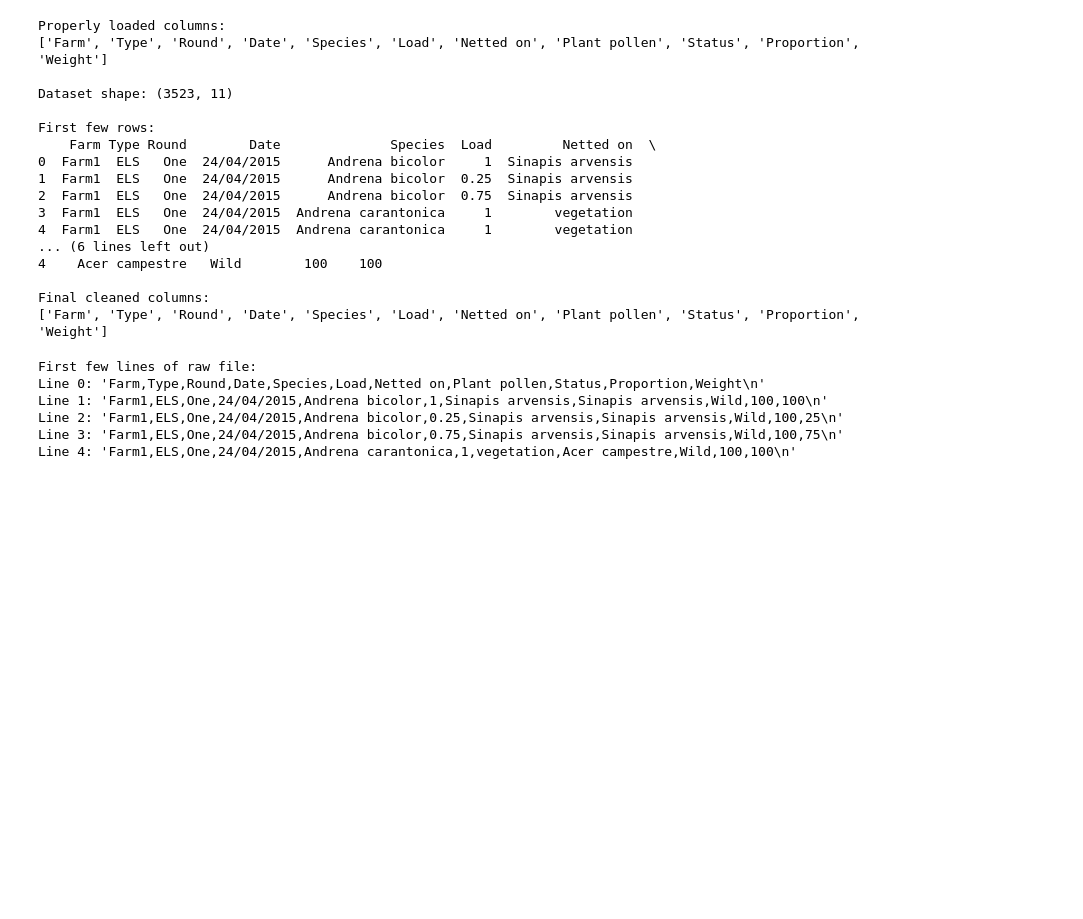
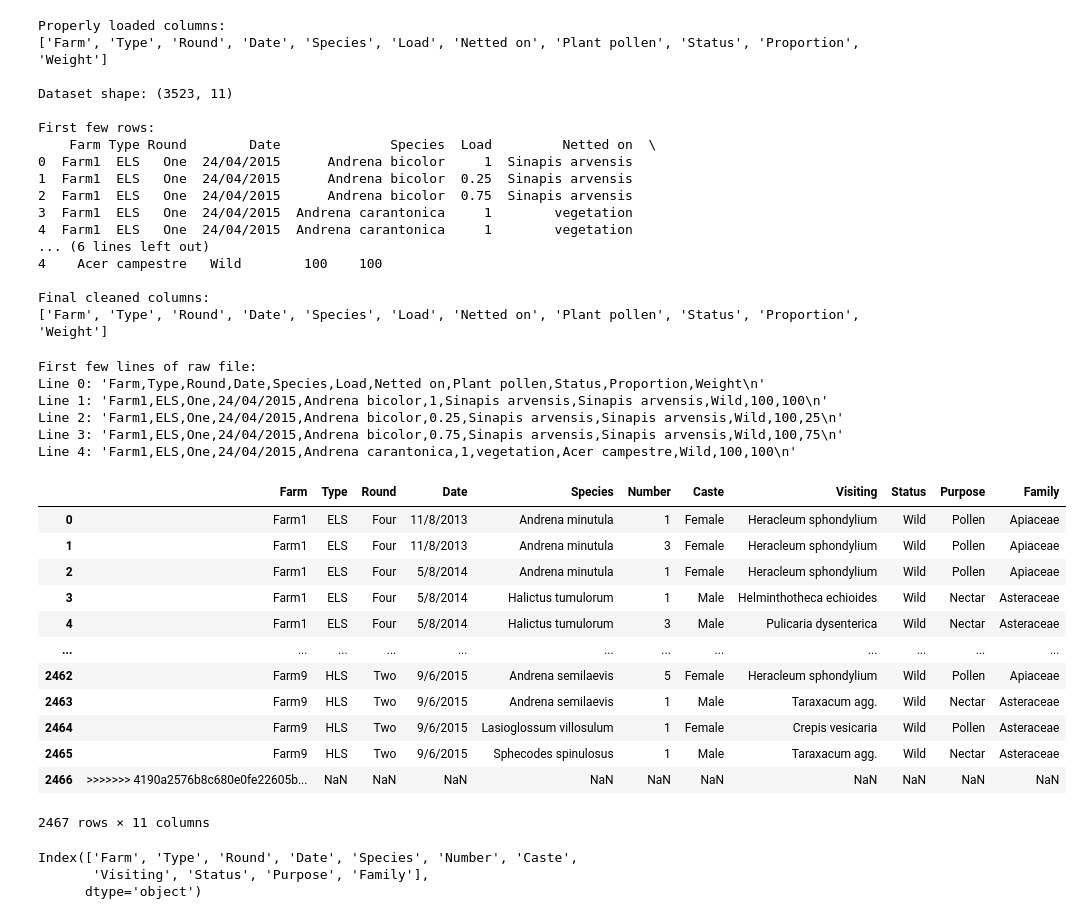
Before and after one commit to schneiderkelsey/wuuwuudata.github.io, a Jupyter notebook: plots_kelseyschneider/notebooks/bee_pollen_and_flower_visitation_data_cleaning.ipynb, the cells around one changed output. Drawn from its saved outputs; the diff is of its cells as text; code cells hidden in the pictures; blank space fills up the shorter version.

```diff
--- a/plots_kelseyschneider/notebooks/bee_pollen_data_cleaning.ipynb
+++ b/plots_kelseyschneider/notebooks/bee_pollen_and_flower_visitation_data_cleaning.ipynb
@@ -1474,3 +1474,30 @@ Line 1: 'Farm1,ELS,One,24/04/2015,Andrena bicolor,1,Sinapis arvensis,Sinapis arv
 Line 2: 'Farm1,ELS,One,24/04/2015,Andrena bicolor,0.25,Sinapis arvensis,Sinapis arvensis,Wild,100,25\n'
 Line 3: 'Farm1,ELS,One,24/04/2015,Andrena bicolor,0.75,Sinapis arvensis,Sinapis arvensis,Wild,100,75\n'
 Line 4: 'Farm1,ELS,One,24/04/2015,Andrena carantonica,1,vegetation,Acer campestre,Wild,100,100\n'
+# %%
+#Read in the dataset
+flower_visitation_data = pd.read_csv('../data/2013_2015_flower_visitation_data.csv')
+# %%
+#First look at the dataset
+flower_visitation_data
+# %% [output]
+|  | Farm | Type | Round | Date | Species | Number | Caste | Visiting | Status | Purpose | Family |
+| 0 | Farm1 | ELS | Four | 11/8/2013 | Andrena minutula | 1 | Female | Heracleum sphondylium | Wild | Pollen | Apiaceae |
+| 1 | Farm1 | ELS | Four | 11/8/2013 | Andrena minutula | 3 | Female | Heracleum sphondylium | Wild | Pollen | Apiaceae |
+| 2 | Farm1 | ELS | Four | 5/8/2014 | Andrena minutula | 1 | Female | Heracleum sphondylium | Wild | Pollen | Apiaceae |
+| 3 | Farm1 | ELS | Four | 5/8/2014 | Halictus tumulorum | 1 | Male | Helminthotheca echioides | Wild | Nectar | Asteraceae |
+| 4 | Farm1 | ELS | Four | 5/8/2014 | Halictus tumulorum | 3 | Male | Pulicaria dysenterica | Wild | Nectar | Asteraceae |
+| ... | ... | ... | ... | ... | ... | ... | ... | ... | ... | ... | ... |
+| 2462 | Farm9 | HLS | Two | 9/6/2015 | Andrena semilaevis | 5 | Female | Heracleum sphondylium | Wild | Pollen | Apiaceae |
+| 2463 | Farm9 | HLS | Two | 9/6/2015 | Andrena semilaevis | 1 | Male | Taraxacum agg. | Wild | Nectar | Asteraceae |
+| 2464 | Farm9 | HLS | Two | 9/6/2015 | Lasioglossum villosulum | 1 | Female | Crepis vesicaria | Wild | Pollen | Asteraceae |
+| 2465 | Farm9 | HLS | Two | 9/6/2015 | Sphecodes spinulosus | 1 | Male | Taraxacum agg. | Wild | Nectar | Asteraceae |
+| 2466 | >>>>>>> 4190a2576b8c680e0fe22605b... | NaN | NaN | NaN | NaN | NaN | NaN | NaN | NaN | NaN | NaN |
+2467 rows × 11 columns
+# %%
+#Drop/rename columns
+flower_visitation_data.columns
+# %% [output]
+Index(['Farm', 'Type', 'Round', 'Date', 'Species', 'Number', 'Caste',
+       'Visiting', 'Status', 'Purpose', 'Family'],
+      dtype='object')
```
Also changed, not shown: parts of 50 cells of this notebook, 2 other files.
